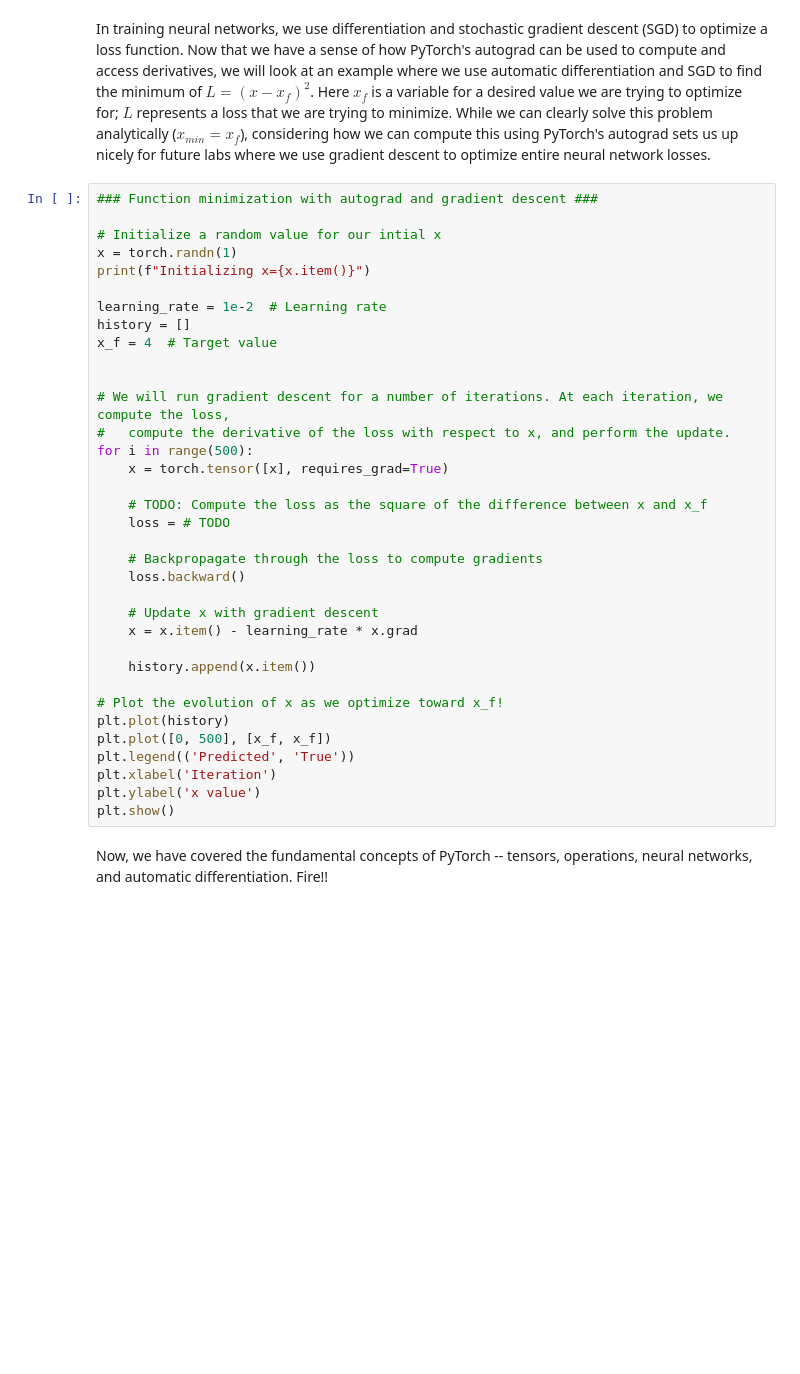
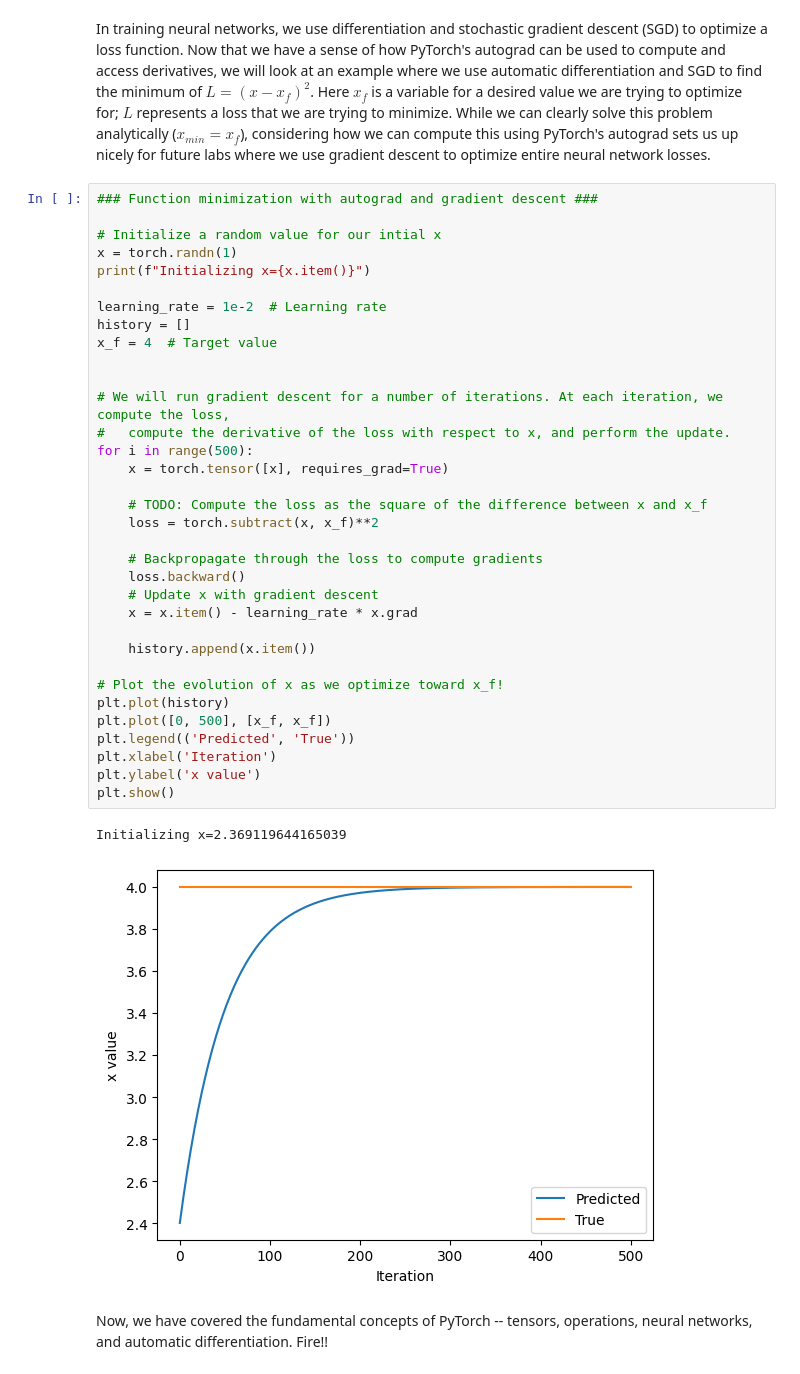
Before and after one commit to master3716/mitAI, a Jupyter notebook: lab1/PT_Part1_Intro.ipynb, the cells around one changed output. Saved outputs shown, nothing was run; the diff lists cells and outputs as text; blank space fills up the shorter version.

```diff
--- a/lab1/PT_Part1_Intro.ipynb
+++ b/lab1/PT_Part1_Intro.ipynb
@@ -328,34 +351,36 @@ In training neural networks, we use differentiation and stochastic gradient desc
 # Initialize a random value for our intial x
 x = torch.randn(1)
 print(f"Initializing x={x.item()}")
 
 learning_rate = 1e-2  # Learning rate
 history = []
 x_f = 4  # Target value
 
 
 # We will run gradient descent for a number of iterations. At each iteration, we compute the loss,
 #   compute the derivative of the loss with respect to x, and perform the update.
 for i in range(500):
     x = torch.tensor([x], requires_grad=True)
 
     # TODO: Compute the loss as the square of the difference between x and x_f
-    loss = # TODO
+    loss = torch.subtract(x, x_f)**2
 
     # Backpropagate through the loss to compute gradients
     loss.backward()
-
     # Update x with gradient descent
     x = x.item() - learning_rate * x.grad
 
     history.append(x.item())
 
 # Plot the evolution of x as we optimize toward x_f!
 plt.plot(history)
 plt.plot([0, 500], [x_f, x_f])
 plt.legend(('Predicted', 'True'))
 plt.xlabel('Iteration')
 plt.ylabel('x value')
 plt.show()
+# %% [output]
+Initializing x=2.369119644165039
+[figure, added]
 # %% [markdown]
 Now, we have covered the fundamental concepts of PyTorch -- tensors, operations, neural networks, and automatic differentiation. Fire!!
```
Also changed, not shown: parts of 9 cells of this notebook.
